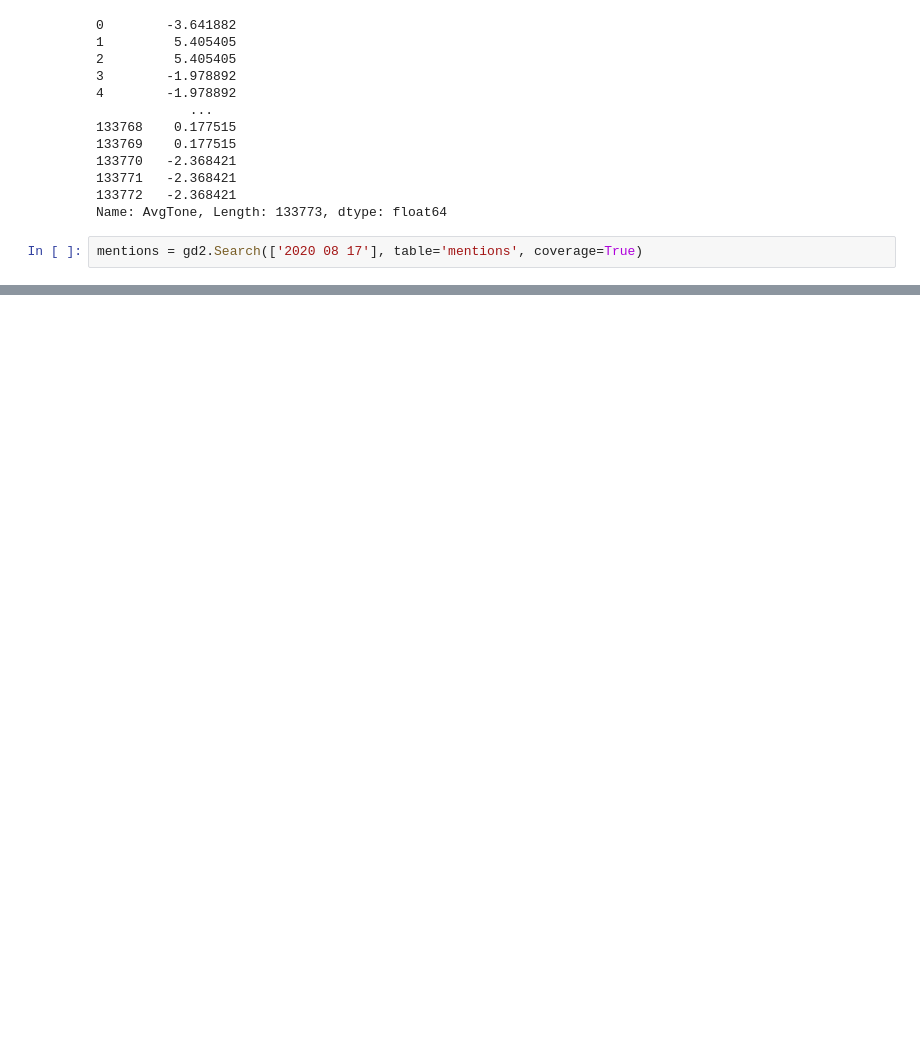
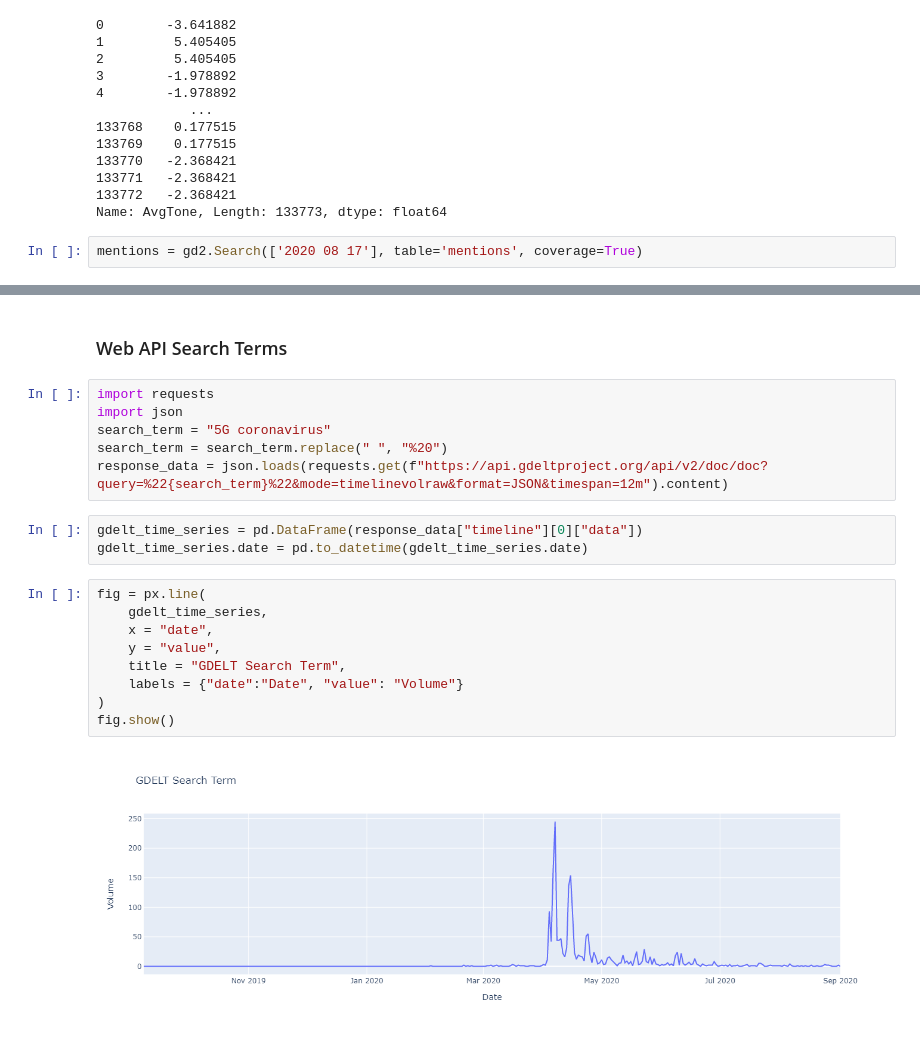
Before and after one commit to DCMSstats/covid-19-disinformation, a Jupyter notebook: analysis/PSAW_search.ipynb, the cells around one changed output, grey strips where cells are left out. Cells and saved outputs as stored; diff of their text form; blank space fills up the shorter version.

Commit message:
Add GDELT API request

```diff
--- a/analysis/PSAW_search.ipynb
+++ b/analysis/PSAW_search.ipynb
@@ -257 +257,23 @@ mentions.GLOBALEVENTID.head()
 Name: GLOBALEVENTID, dtype: int64
+# %% [markdown]
+### Web API Search Terms
+# %%
+import requests
+import json
+search_term = "5G coronavirus"
+search_term = search_term.replace(" ", "%20")
+response_data = json.loads(requests.get(f"https://api.gdeltproject.org/api/v2/doc/doc?query=%22{search_term}%22&mode=timelinevolraw&format=JSON&timespan=12m").content)
+# %%
+gdelt_time_series = pd.DataFrame(response_data["timeline"][0]["data"])
+gdelt_time_series.date = pd.to_datetime(gdelt_time_series.date)
+# %%
+fig = px.line(
+    gdelt_time_series,
+    x = "date",
+    y = "value",
+    title = "GDELT Search Term",
+    labels = {"date":"Date", "value": "Volume"}
+)
+fig.show()
+# %% [output]
+[figure, added]
```
Also changed, not shown: parts of 11 cells of this notebook.
